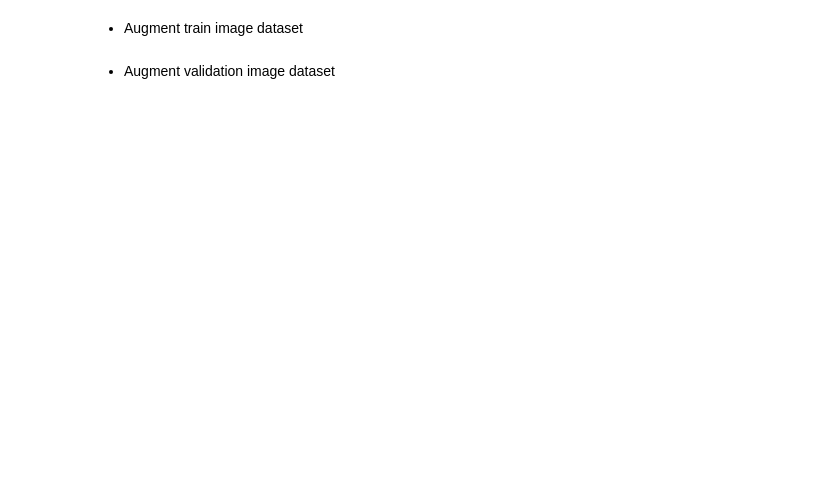
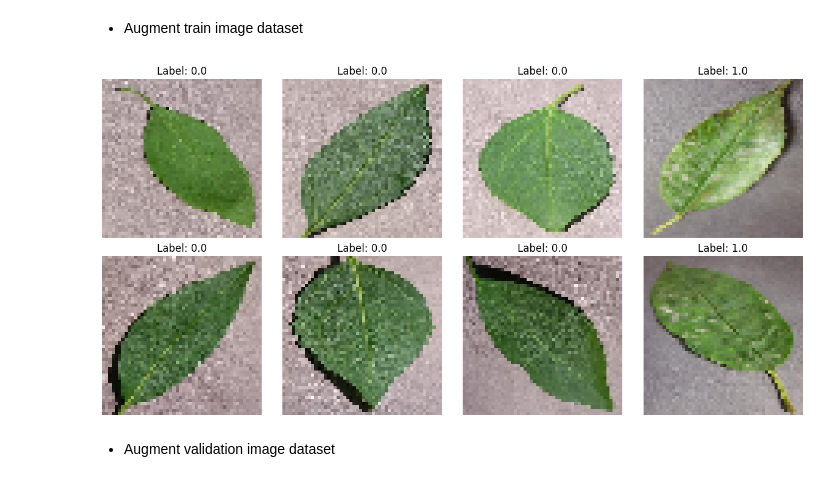
Before and after one commit to adamolnar/Portfolio_5_Cherry_Leaves_Mildew, a Jupyter notebook: jupyter_notebooks/03-DataModelling.ipynb, the cells around one changed output. Cells and saved outputs as stored; diff of their text form; code cells hidden in the pictures; blank space fills up the shorter version.

```diff
--- a/jupyter_notebooks/03-DataModelling.ipynb
+++ b/jupyter_notebooks/03-DataModelling.ipynb
@@ -141,0 +184,6 @@ plt.show()
+# %%
+validation_generator = test_datagen.flow_from_directory(
+        validation_dir,
+        target_size=(50, 50),
+        batch_size=20,
+        class_mode='binary')
@@ -286,35 +260,31 @@ plot_test_images(test_image_gen, num_images=10)
 # %% [markdown]
 * Augment train image dataset
 # %%
-def plot_train_images(image_gen, num_images=10):
+
+def plot_train_images(generator, num_images=8):
     """
-    Fetches a batch of images from the generator and plots them.
+    Plots a batch of images from the given generator.
 
-    :param image_gen: The image generator function.
-    :param num_images: Number of images to plot.
+    :param generator: The generator yielding batches of images and labels.
+    :param num_images: The number of images to plot from a single batch.
     """
-    images, labels = next(image_gen)  # Fetch a batch of images and labels
+    images, labels = next(generator)  # Get a batch of images and labels
 
-    # Number of rows and columns for subplot
-    n_cols = 5
-    n_rows = num_images // n_cols + (num_images % n_cols > 0)
+    n_cols = min(num_images, 4)  # Number of columns in the plot
+    n_rows = num_images // n_cols + int(num_images % n_cols != 0)  # Calculate required number of rows
 
-    plt.figure(figsize=(n_cols * 2, n_rows * 2))
-
+    plt.figure(figsize=(n_cols * 3, n_rows * 3))
     for i in range(num_images):
         plt.subplot(n_rows, n_cols, i + 1)
-        plt.imshow(cv2.cvtColor(images[i], cv2.COLOR_BGR2RGB))  # Convert color space from BGR to RGB
+        plt.imshow(images[i])
         plt.title(f'Label: {labels[i]}')
         plt.axis('off')
-
     plt.tight_layout()
     plt.show()
-
-# Create your image generator for the validation set
-validation_image_gen = cv2_image_generator(train_path, batch_size=10, image_shape=(128, 128), augmentations=[flip_image, rotate_image])
-
-# Plot validation images
-plot_train_images(validation_image_gen, num_images=10)
+# %%
+plot_train_images(validation_generator, num_images=8)
+# %% [output]
+[figure, added]
 # %% [markdown]
 * Augment validation image dataset
 # %%
```
Also changed, not shown: parts of 25 cells of this notebook, 2 other files.
